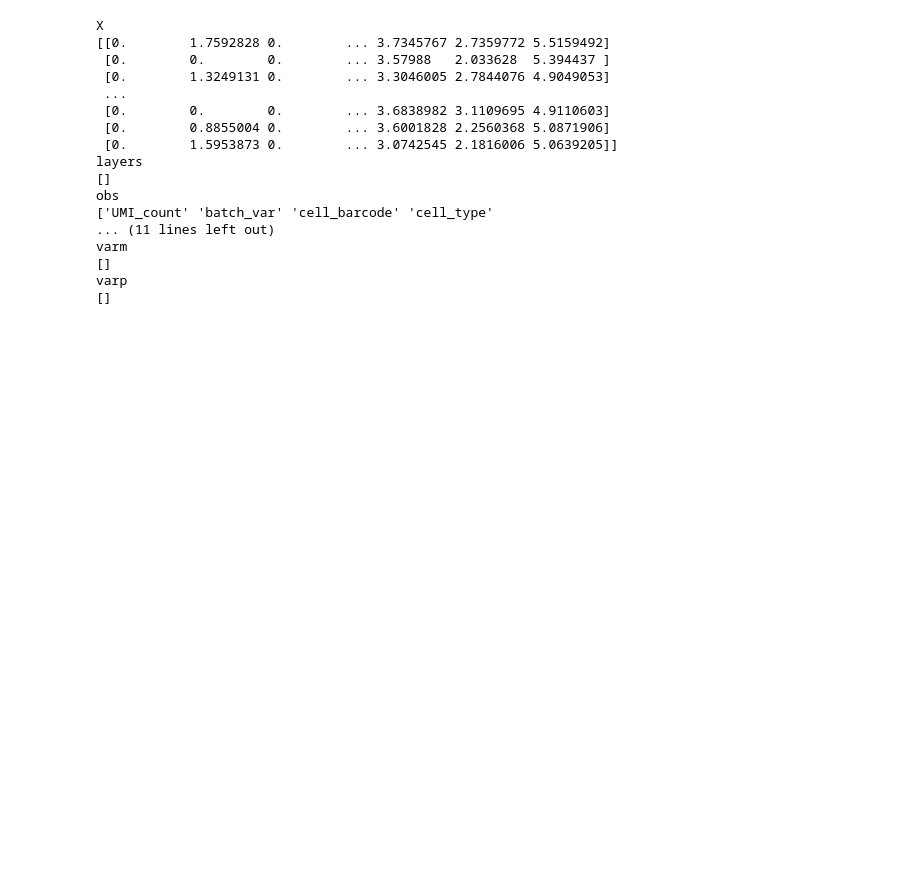
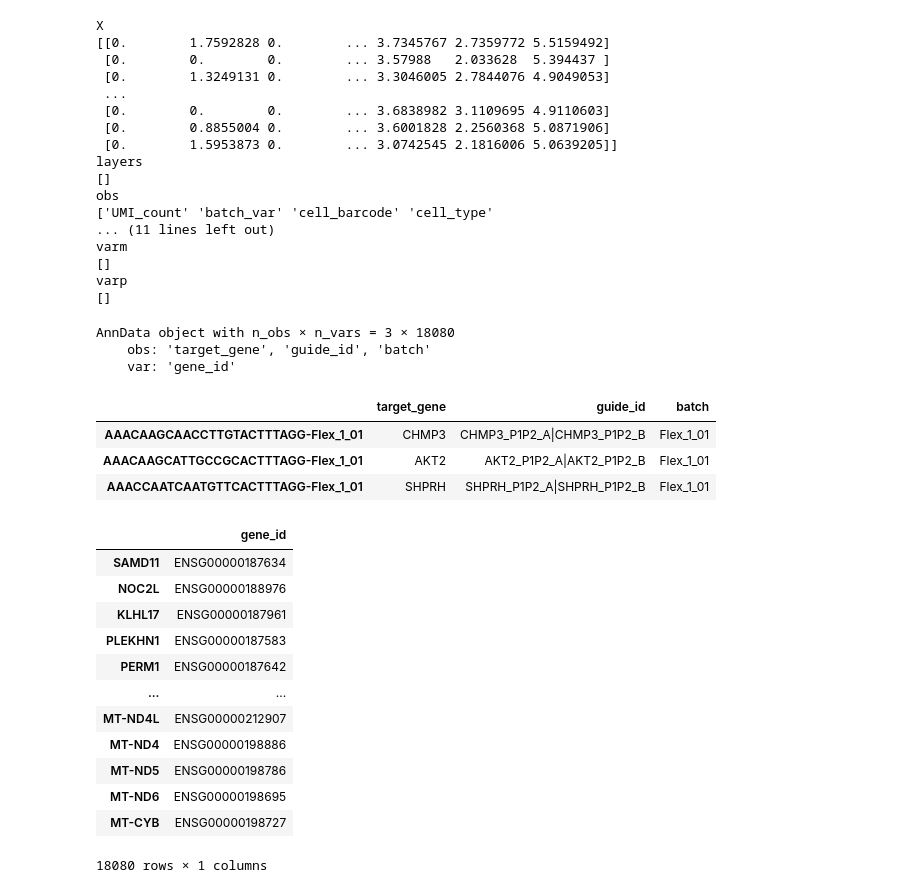
Before and after one commit to HardworkingPearl/VCC-state, a Jupyter notebook: Experiments/evo2embedding.ipynb, the cells around one changed output. Saved outputs shown, nothing was run; the diff lists cells and outputs as text; code cells hidden in the pictures; blank space fills up the shorter version.

```diff
--- a/Experiments/evo2embedding.ipynb
+++ b/Experiments/evo2embedding.ipynb
@@ -65,7 +42,7 @@ adata_Training.h5ad  gene_names.csv  pert_counts_Validation.csv
 # %%
 import h5py
 import numpy as np
-filename = "competition_support_set/k562.h5"
+filename = f"{competition_support_set_path}/k562.h5"
 
 with h5py.File(filename, "r") as f:
   for key in f.keys():
@@ -91,5 +68,32 @@ varp
 []
 # %%
 import anndata
-adata = anndata.read_h5ad("vcc_data/adata_Training.h5ad")
+adata = anndata.read_h5ad(f"{vcc_data_path}/TEST_small.h5ad")
 adata
+# %% [output]
+AnnData object with n_obs × n_vars = 3 × 18080
+    obs: 'target_gene', 'guide_id', 'batch'
+    var: 'gene_id'
+# %%
+adata.obs
+# %% [output]
+|  | target_gene | guide_id | batch |
+| AAACAAGCAACCTTGTACTTTAGG-Flex_1_01 | CHMP3 | CHMP3_P1P2_A|CHMP3_P1P2_B | Flex_1_01 |
+| AAACAAGCATTGCCGCACTTTAGG-Flex_1_01 | AKT2 | AKT2_P1P2_A|AKT2_P1P2_B | Flex_1_01 |
+| AAACCAATCAATGTTCACTTTAGG-Flex_1_01 | SHPRH | SHPRH_P1P2_A|SHPRH_P1P2_B | Flex_1_01 |
+# %%
+adata.var
+# %% [output]
+|  | gene_id |
+| SAMD11 | ENSG00000187634 |
+| NOC2L | ENSG00000188976 |
+| KLHL17 | ENSG00000187961 |
+| PLEKHN1 | ENSG00000187583 |
+| PERM1 | ENSG00000187642 |
+| ... | ... |
+| MT-ND4L | ENSG00000212907 |
+| MT-ND4 | ENSG00000198886 |
+| MT-ND5 | ENSG00000198786 |
+| MT-ND6 | ENSG00000198695 |
+| MT-CYB | ENSG00000198727 |
+18080 rows × 1 columns
```
Also changed, not shown: parts of 37 cells of this notebook.
